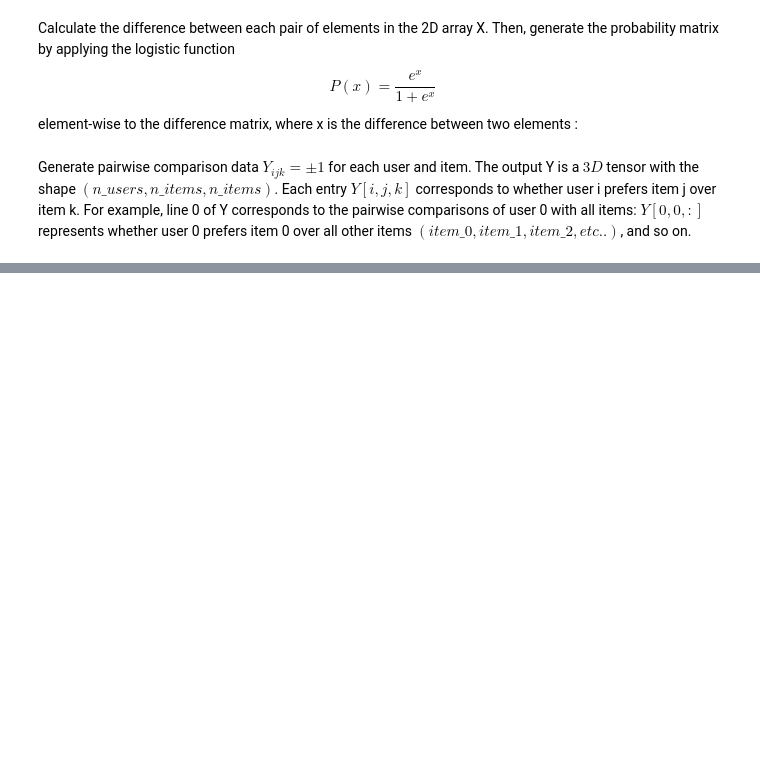
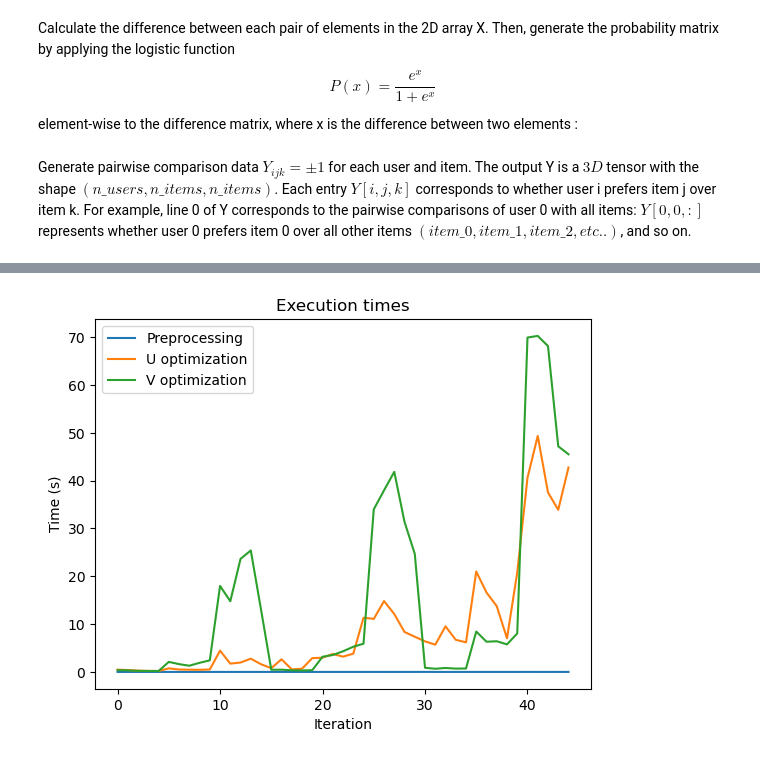
Before and after one commit to EmnaMaghrebi/RecSys, a Jupyter notebook: Large-scale Non-convex Implementation.ipynb, the cells around one changed output, grey strips where cells are left out. Drawn from its saved outputs; the diff is of its cells as text; code cells hidden in the pictures; blank space fills up the shorter version.

Commit message:
add execution time and minimization error plots

```diff
--- a/Large-scale Non-convex Implementation.ipynb
+++ b/Large-scale Non-convex Implementation.ipynb
@@ -76,0 +174,13 @@ print(frob(U, U_res, U.shape[1]))
+# %%
+N_vals = [5, 10, 20]#, 30, 40, 50]
+M_vals = [5, 10, 20]#, 30, 40, 50]
+preproc_times = []
+U_times = []
+V_times = []
+data = []
+for i in range(len(N_vals)):
+    for j in range(len(M_vals)):
+        print(i,j)
+        avg_U, avg_V = norm_results(d_dim, N_vals[i], M_vals[j], preproc_times, U_times, V_times)
+        row= [N_vals[i], M_vals[j], avg_U, avg_V]
+        data.append(row)
@@ -76,0 +205,11 @@ print(frob(U, U_res, U.shape[1]))
+# %%
+plt.plot( preproc_times, label='Preprocessing')
+plt.plot( U_times, label='U optimization')
+plt.plot( V_times, label='V optimization')
+plt.xlabel('Iteration')
+plt.ylabel('Time (s)')
+plt.title('Execution times')
+plt.legend()
+plt.show()
+# %% [output]
+[figure, added]
```
Also changed, not shown: parts of 17 cells of this notebook.
